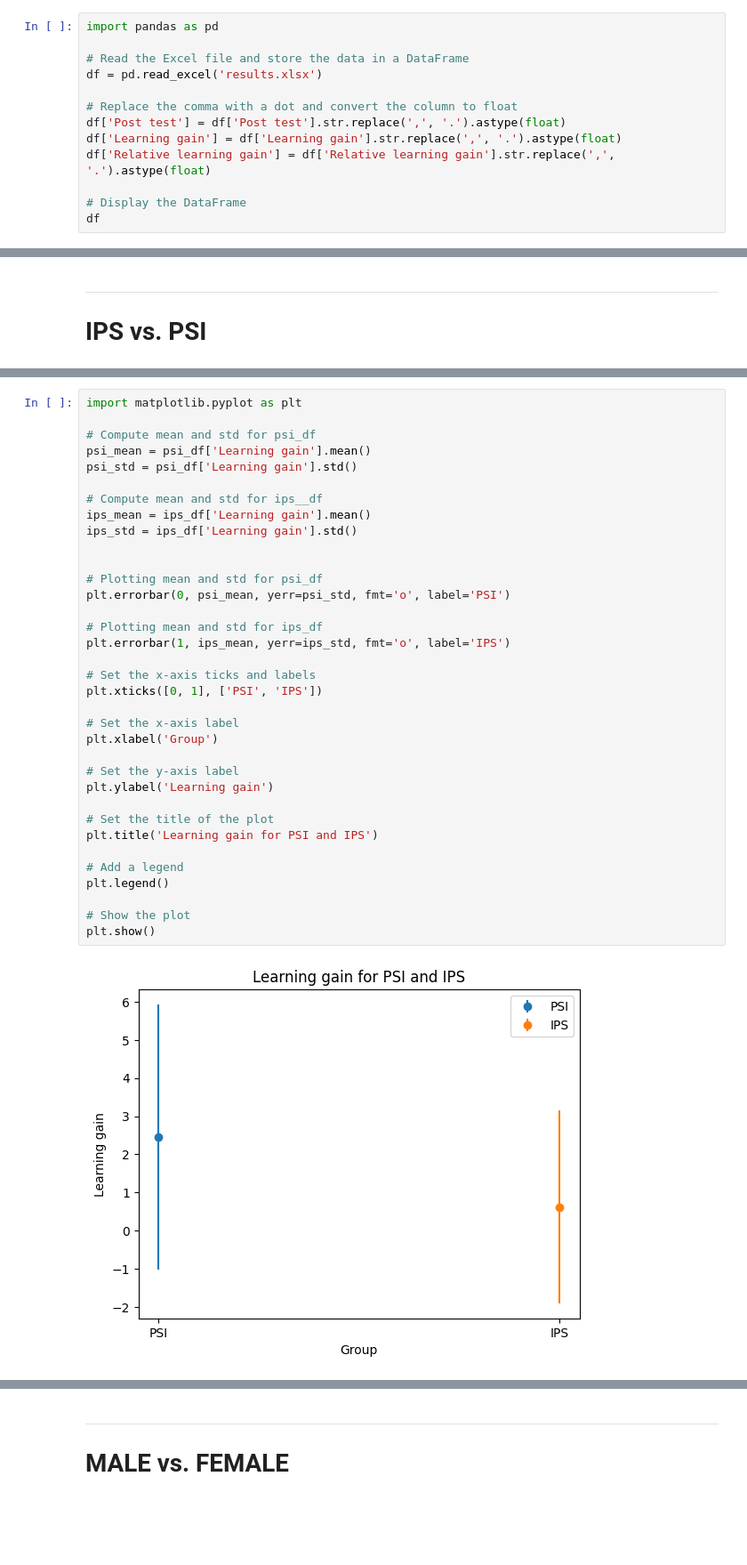
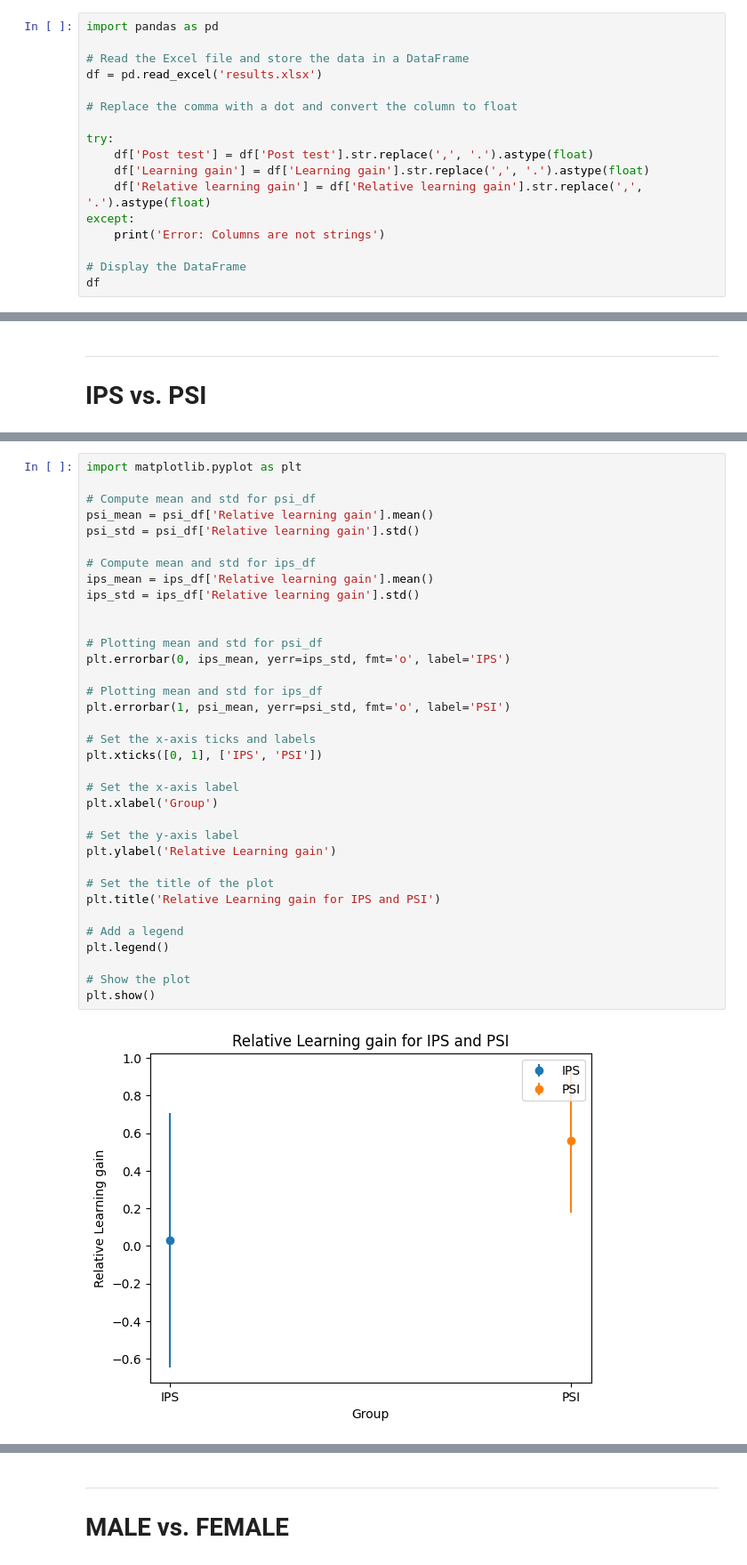
Before and after one commit to Ludodo06/Vigenere-Cipher-Project, a Jupyter notebook: Results/analysis.ipynb, the cells around one changed output, grey strips where cells are left out. Shown at 89% size. Saved outputs shown, nothing was run; the diff lists cells and outputs as text; blank space fills up the shorter version.

```diff
--- a/Results/analysis.ipynb
+++ b/Results/analysis.ipynb
@@ -7,9 +7,13 @@ import pandas as pd
 df = pd.read_excel('results.xlsx')
 
 # Replace the comma with a dot and convert the column to float
-df['Post test'] = df['Post test'].str.replace(',', '.').astype(float)
-df['Learning gain'] = df['Learning gain'].str.replace(',', '.').astype(float)
-df['Relative learning gain'] = df['Relative learning gain'].str.replace(',', '.').astype(float)
+
+try:
+    df['Post test'] = df['Post test'].str.replace(',', '.').astype(float)
+    df['Learning gain'] = df['Learning gain'].str.replace(',', '.').astype(float)
+    df['Relative learning gain'] = df['Relative learning gain'].str.replace(',', '.').astype(float)
+except:
+    print('Error: Columns are not strings')
 
 # Display the DataFrame
 df
@@ -123,37 +189,37 @@ plt.show()
 # %%
 import matplotlib.pyplot as plt
 
 # Compute mean and std for psi_df
-psi_mean = psi_df['Learning gain'].mean()
-psi_std = psi_df['Learning gain'].std()
+psi_mean = psi_df['Relative learning gain'].mean()
+psi_std = psi_df['Relative learning gain'].std()
 
-# Compute mean and std for ips__df
-ips_mean = ips_df['Learning gain'].mean()
-ips_std = ips_df['Learning gain'].std()
+# Compute mean and std for ips_df
+ips_mean = ips_df['Relative learning gain'].mean()
+ips_std = ips_df['Relative learning gain'].std()
 
 
 # Plotting mean and std for psi_df
-plt.errorbar(0, psi_mean, yerr=psi_std, fmt='o', label='PSI')
+plt.errorbar(0, ips_mean, yerr=ips_std, fmt='o', label='IPS')
 
 # Plotting mean and std for ips_df
-plt.errorbar(1, ips_mean, yerr=ips_std, fmt='o', label='IPS')
+plt.errorbar(1, psi_mean, yerr=psi_std, fmt='o', label='PSI')
 
 # Set the x-axis ticks and labels
-plt.xticks([0, 1], ['PSI', 'IPS'])
+plt.xticks([0, 1], ['IPS', 'PSI'])
 
 # Set the x-axis label
 plt.xlabel('Group')
 
 # Set the y-axis label
-plt.ylabel('Learning gain')
+plt.ylabel('Relative Learning gain')
 
 # Set the title of the plot
-plt.title('Learning gain for PSI and IPS')
+plt.title('Relative Learning gain for IPS and PSI')
 
 # Add a legend
 plt.legend()
 
 # Show the plot
 plt.show()
 # %% [output]
-[figure, old version]
+[figure, new version]
```
Also changed, not shown: parts of 28 cells of this notebook, 9 other files.
